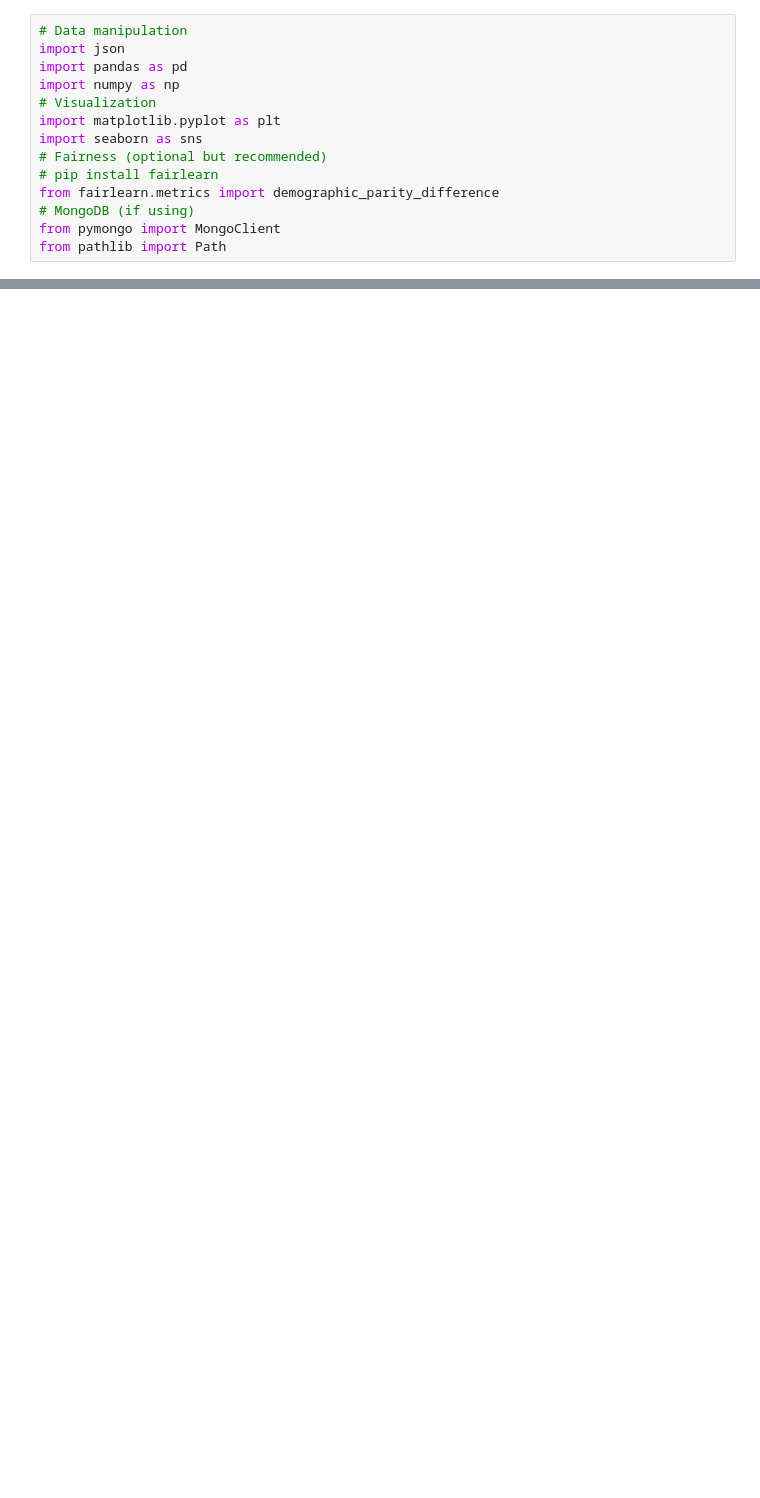
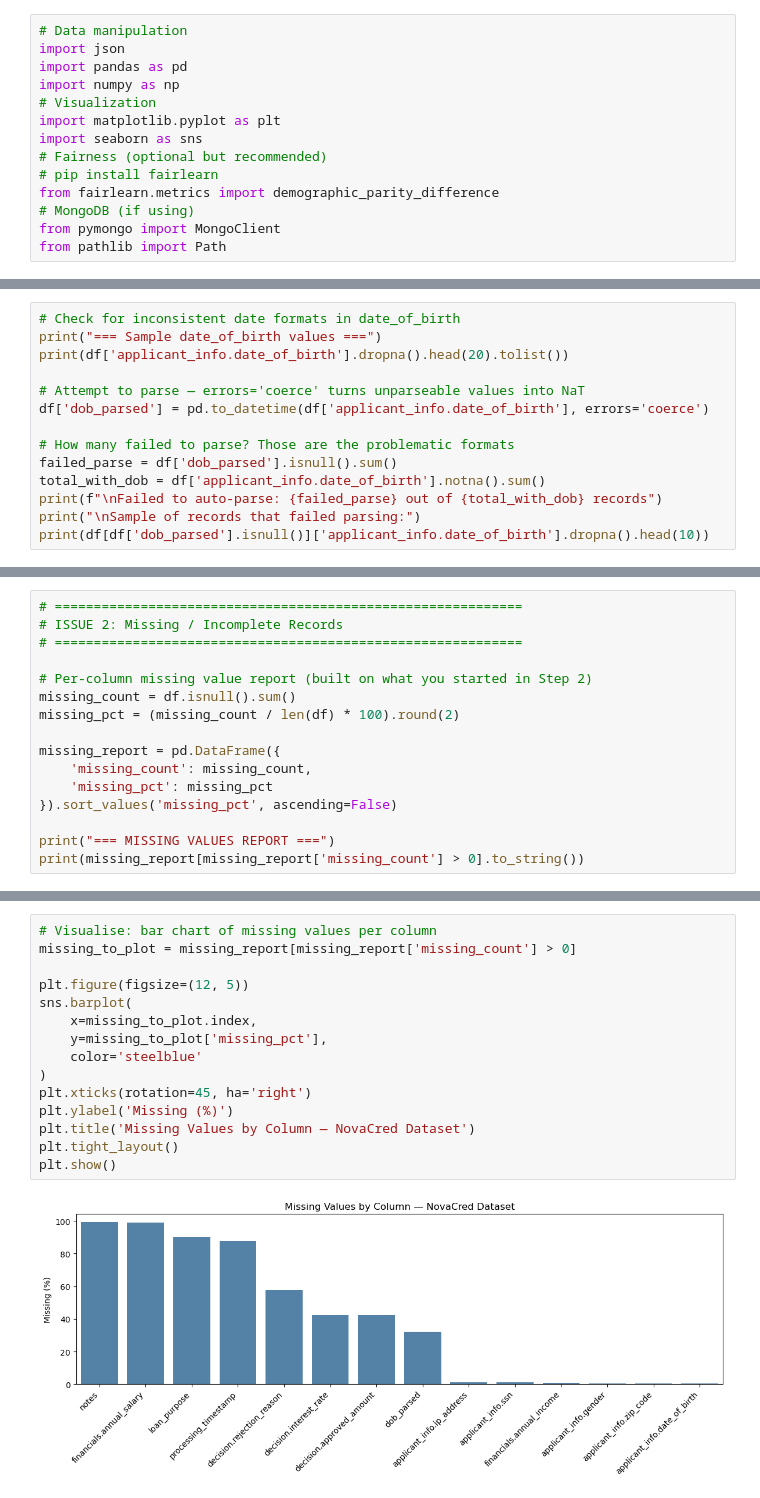
Before and after one commit to henrikpkr/dego-project-team4, a Jupyter notebook: notebooks/ 01-data-quality.ipynb, the cells around one changed output, grey strips where cells are left out. Saved outputs shown, nothing was run; the diff lists cells and outputs as text; blank space fills up the shorter version.

```diff
--- a/notebooks/ 01-data-quality.ipynb
+++ b/notebooks/ 01-data-quality.ipynb
@@ -38,0 +240,14 @@ rows, cols: (502, 21)
+# %%
+# Check for inconsistent date formats in date_of_birth
+print("=== Sample date_of_birth values ===")
+print(df['applicant_info.date_of_birth'].dropna().head(20).tolist())
+
+# Attempt to parse — errors='coerce' turns unparseable values into NaT
+df['dob_parsed'] = pd.to_datetime(df['applicant_info.date_of_birth'], errors='coerce')
+
+# How many failed to parse? Those are the problematic formats
+failed_parse = df['dob_parsed'].isnull().sum()
+total_with_dob = df['applicant_info.date_of_birth'].notna().sum()
+print(f"\nFailed to auto-parse: {failed_parse} out of {total_with_dob} records")
+print("\nSample of records that failed parsing:")
+print(df[df['dob_parsed'].isnull()]['applicant_info.date_of_birth'].dropna().head(10))
@@ -38,0 +322,16 @@ rows, cols: (502, 21)
+# %%
+# ============================================================
+# ISSUE 2: Missing / Incomplete Records
+# ============================================================
+
+# Per-column missing value report (built on what you started in Step 2)
+missing_count = df.isnull().sum()
+missing_pct = (missing_count / len(df) * 100).round(2)
+
+missing_report = pd.DataFrame({
+    'missing_count': missing_count,
+    'missing_pct': missing_pct
+}).sort_values('missing_pct', ascending=False)
+
+print("=== MISSING VALUES REPORT ===")
+print(missing_report[missing_report['missing_count'] > 0].to_string())
@@ -38,0 +371,17 @@ rows, cols: (502, 21)
+# %%
+# Visualise: bar chart of missing values per column
+missing_to_plot = missing_report[missing_report['missing_count'] > 0]
+
+plt.figure(figsize=(12, 5))
+sns.barplot(
+    x=missing_to_plot.index,
+    y=missing_to_plot['missing_pct'],
+    color='steelblue'
+)
+plt.xticks(rotation=45, ha='right')
+plt.ylabel('Missing (%)')
+plt.title('Missing Values by Column — NovaCred Dataset')
+plt.tight_layout()
+plt.show()
+# %% [output]
+[figure, added]
```
Also changed, not shown: parts of 36 cells of this notebook.
